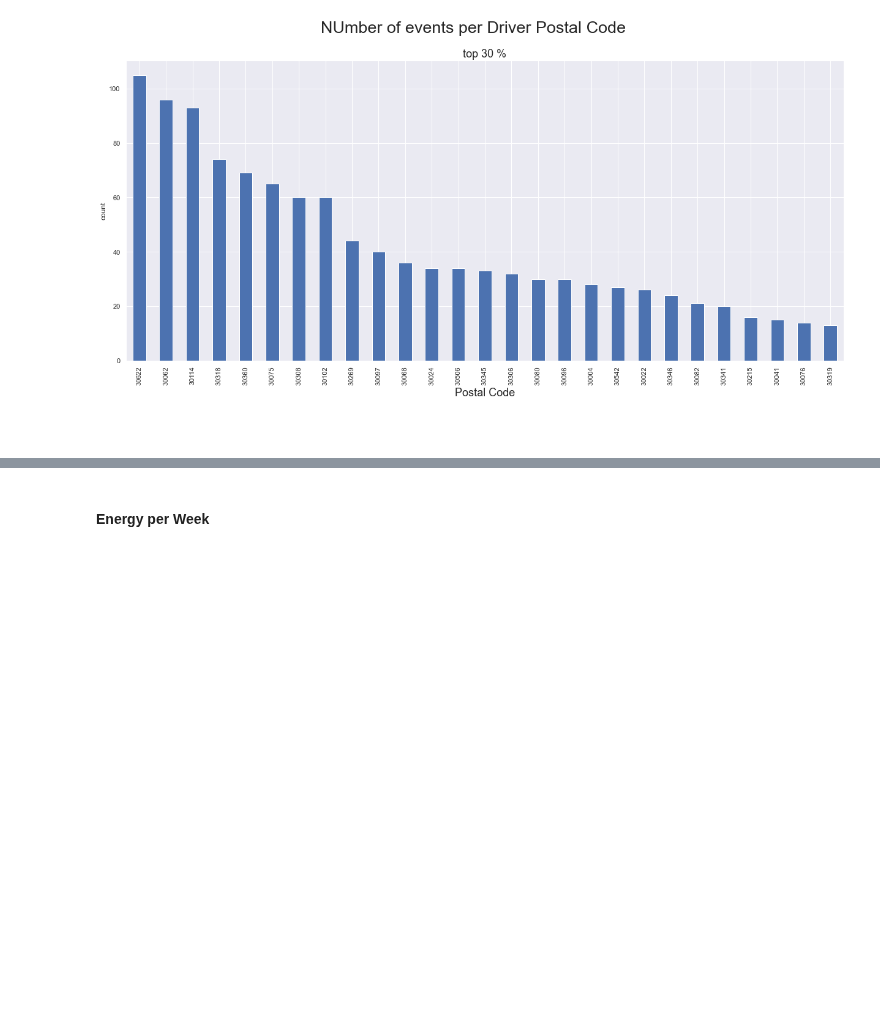
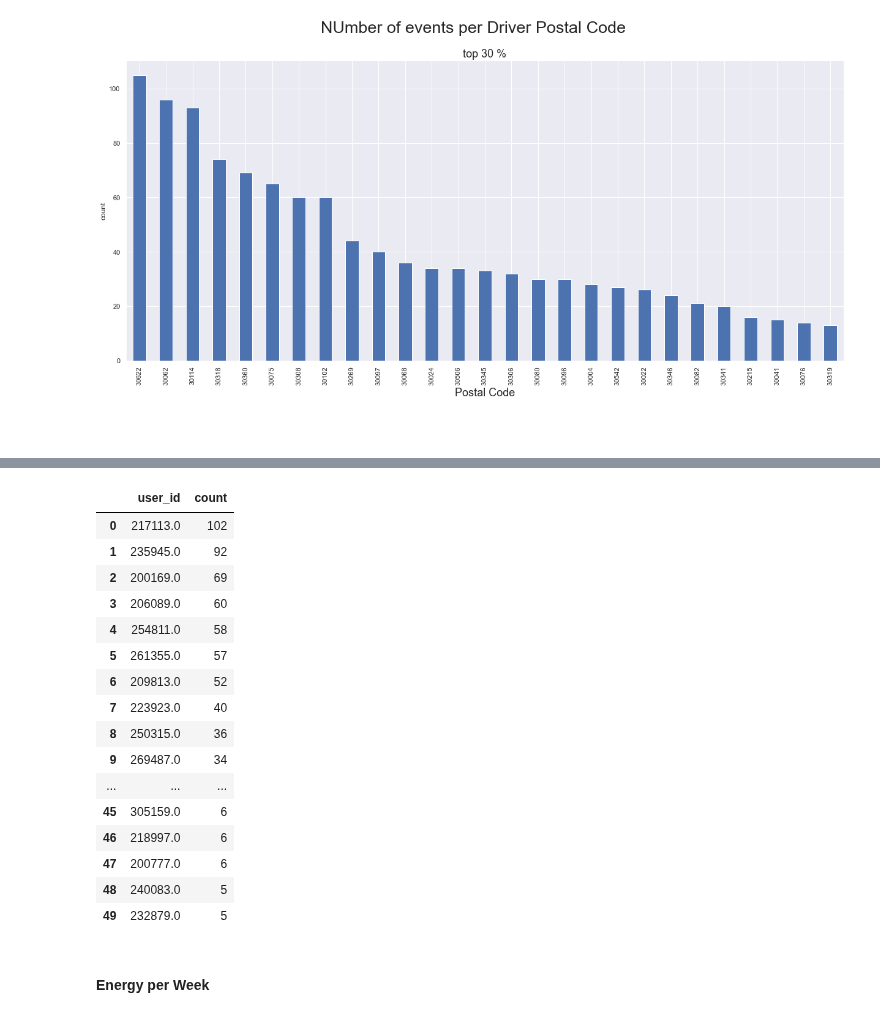
Before and after one commit to encodingintuition/EV_Infrastructure, a Jupyter notebook: code/GATECH-CB--01_EDA01.ipynb, the cells around one changed output, grey strips where cells are left out. Drawn from its saved outputs; the diff is of its cells as text; code cells hidden in the pictures; blank space fills up the shorter version.

```diff
--- a/code/GATECH-CB--01_EDA01.ipynb
+++ b/code/GATECH-CB--01_EDA01.ipynb
@@ -512,3 +547,23 @@ df_driverZip = df_driverZip.sort_values(by = 'count', ascending= False).reset_in
+# %%
+df_userid.head(50)
+# %% [output]
+|  | user_id | count |
+| 0 | 217113.0 | 102 |
+| 1 | 235945.0 | 92 |
+| 2 | 200169.0 | 69 |
+| 3 | 206089.0 | 60 |
+| 4 | 254811.0 | 58 |
+| 5 | 261355.0 | 57 |
+| 6 | 209813.0 | 52 |
+| 7 | 223923.0 | 40 |
+| 8 | 250315.0 | 36 |
+| 9 | 269487.0 | 34 |
+| ... | ... | ... |
+| 45 | 305159.0 | 6 |
+| 46 | 218997.0 | 6 |
+| 47 | 200777.0 | 6 |
+| 48 | 240083.0 | 5 |
+| 49 | 232879.0 | 5 |
 # %% [markdown]
 #### Energy per Week
 # %%
```
Also changed, not shown: parts of 10 cells of this notebook.
